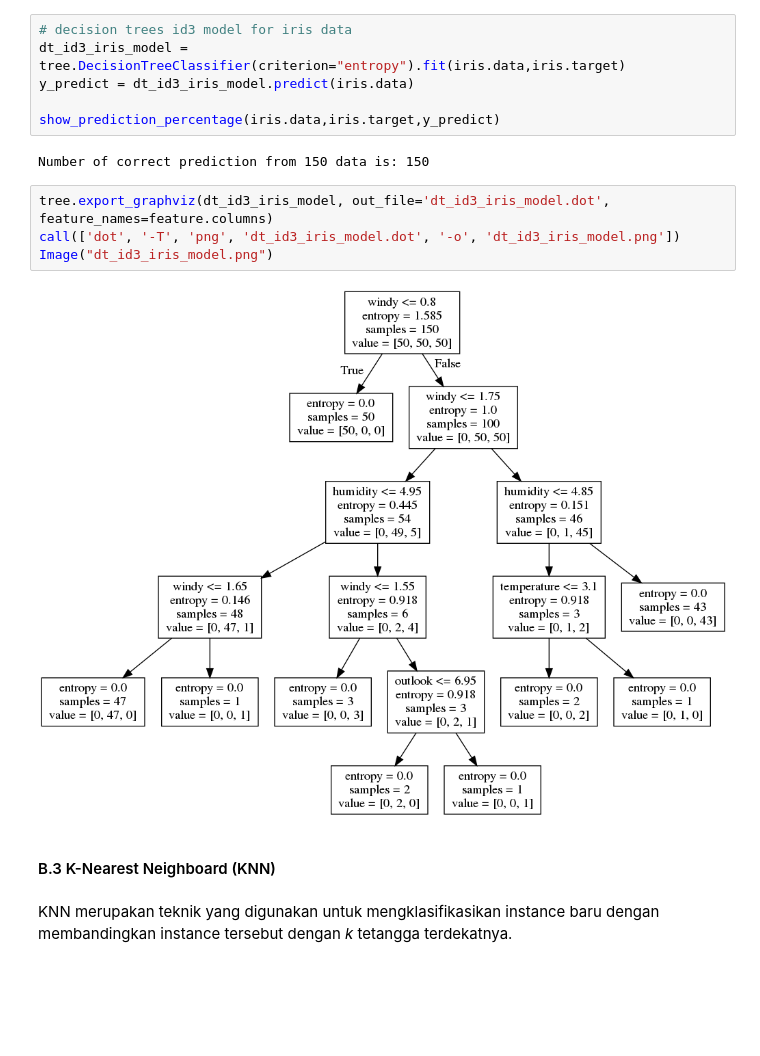
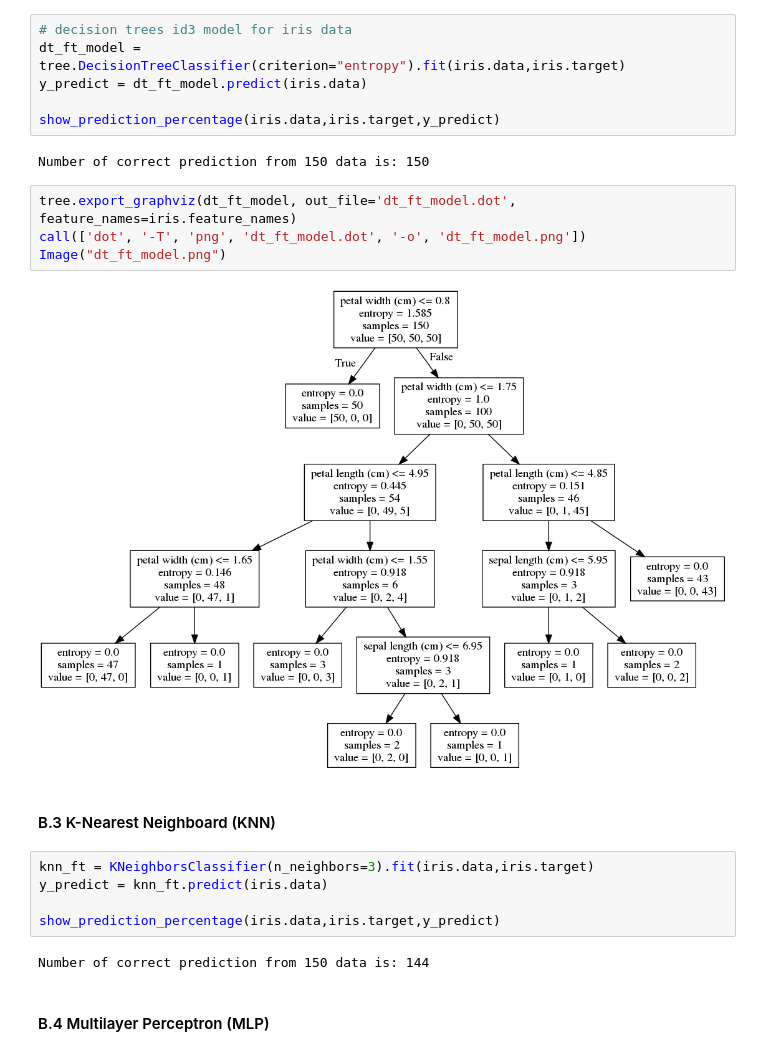
Before and after one commit to dionsaputra/Scikit-Exploration, a Jupyter notebook: Scikit Exploration.ipynb, the cells around one changed output. Cells and saved outputs as stored; diff of their text form; blank space fills up the shorter version.

```diff
--- a/Scikit Exploration.ipynb
+++ b/Scikit Exploration.ipynb
@@ -148,18 +139,25 @@ Decision Trees merupakan sebuah teknik dalam supervised learning yang memanfaatk
 # %%
 # decision trees id3 model for iris data
-dt_id3_iris_model = tree.DecisionTreeClassifier(criterion="entropy").fit(iris.data,iris.target)
-y_predict = dt_id3_iris_model.predict(iris.data)
+dt_ft_model = tree.DecisionTreeClassifier(criterion="entropy").fit(iris.data,iris.target)
+y_predict = dt_ft_model.predict(iris.data)
 
 show_prediction_percentage(iris.data,iris.target,y_predict)
 # %% [output]
 Number of correct prediction from 150 data is: 150
 # %%
-tree.export_graphviz(dt_id3_iris_model, out_file='dt_id3_iris_model.dot', feature_names=feature.columns)
-call(['dot', '-T', 'png', 'dt_id3_iris_model.dot', '-o', 'dt_id3_iris_model.png'])
-Image("dt_id3_iris_model.png")
+tree.export_graphviz(dt_ft_model, out_file='dt_ft_model.dot', feature_names=iris.feature_names)
+call(['dot', '-T', 'png', 'dt_ft_model.dot', '-o', 'dt_ft_model.png'])
+Image("dt_ft_model.png")
 # %% [output]
-[figure, old version]
+[figure, new version]
 # %% [markdown]
 #### B.3 K-Nearest Neighboard (KNN)
-# %% [markdown]
-KNN merupakan teknik yang digunakan untuk mengklasifikasikan instance baru dengan membandingkan instance tersebut dengan <i>k</i> tetangga terdekatnya.
+# %%
+knn_ft = KNeighborsClassifier(n_neighbors=3).fit(iris.data,iris.target)
+y_predict = knn_ft.predict(iris.data)
+
+show_prediction_percentage(iris.data,iris.target,y_predict)
+# %% [output]
+Number of correct prediction from 150 data is: 144
+# %% [markdown]
+#### B.4 Multilayer Perceptron (MLP)
```
Also changed, not shown: parts of 23 cells of this notebook, 3 other files.
